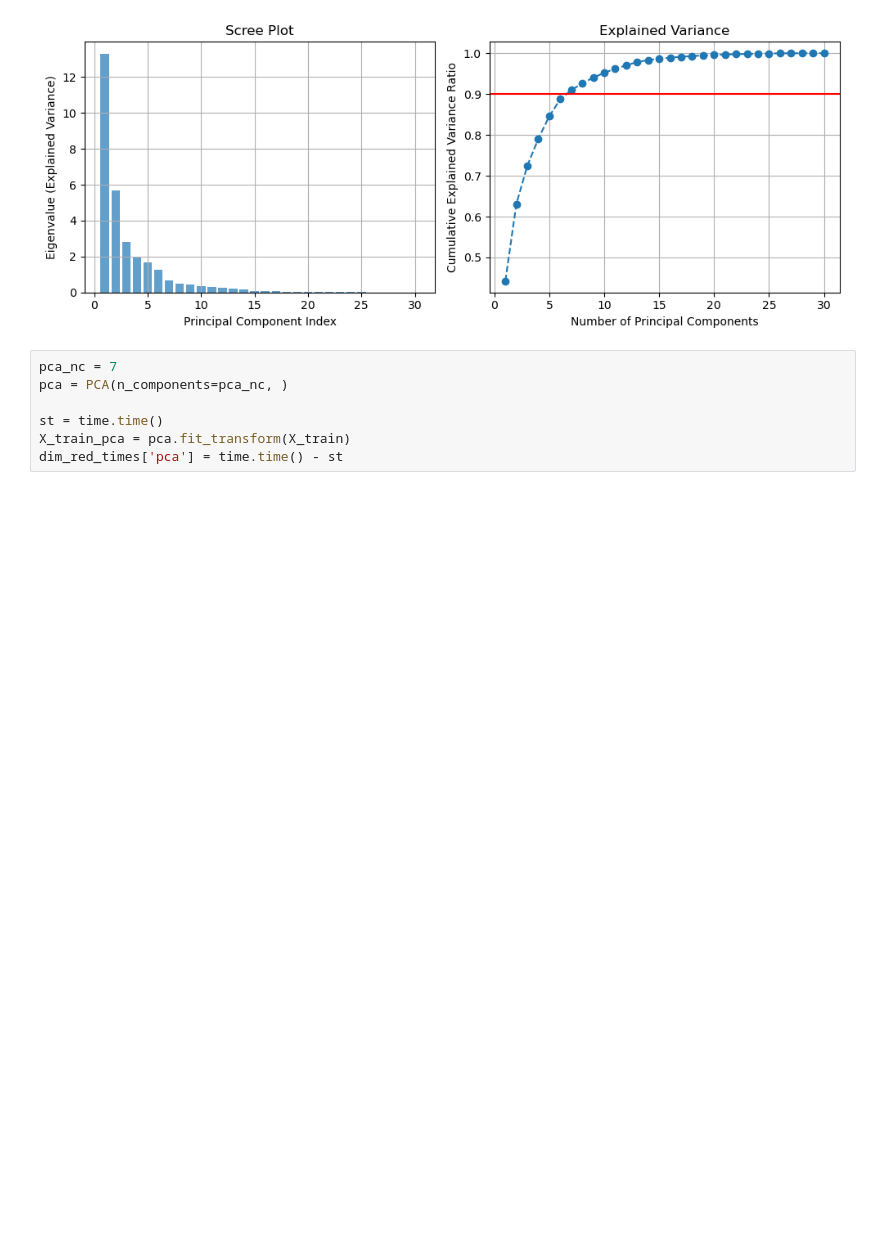
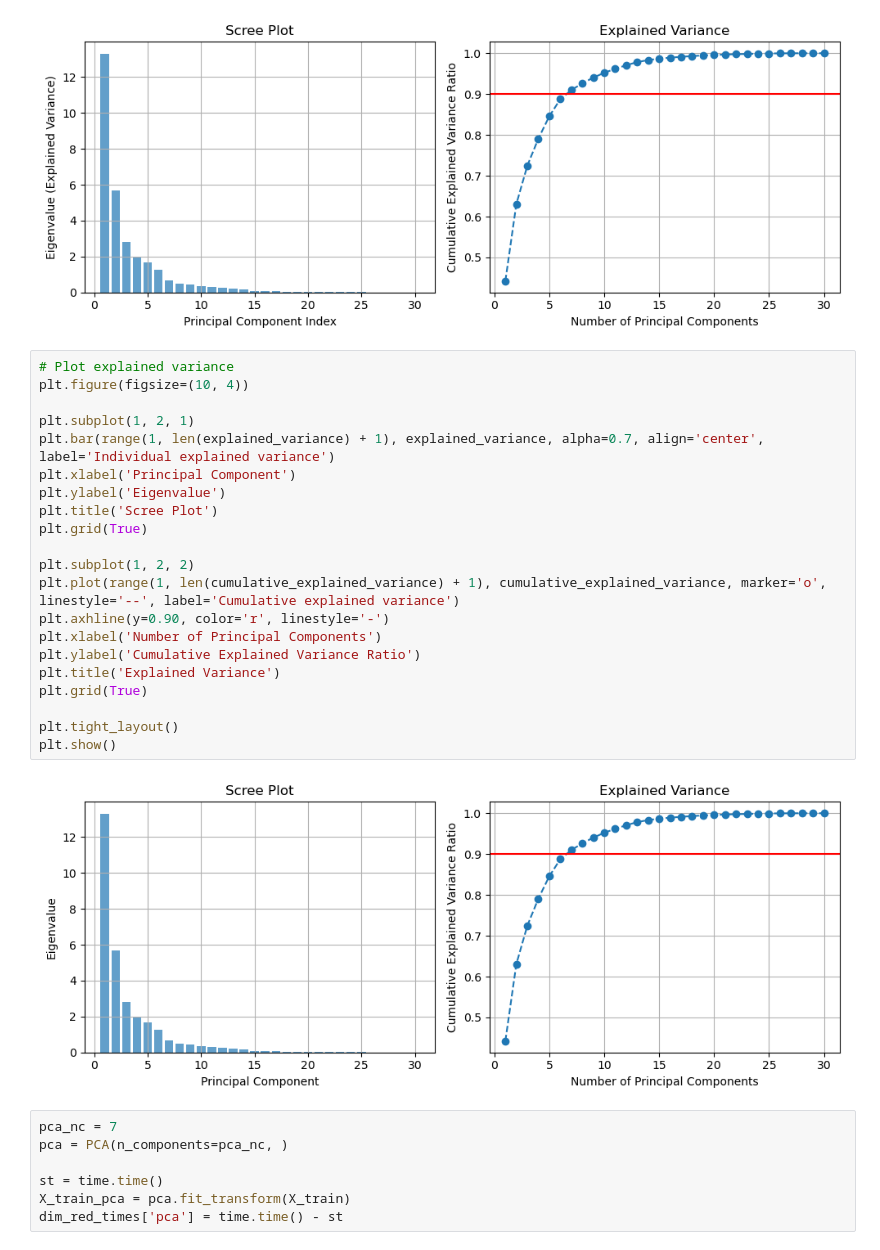
Before and after one commit to msarmad17/CS-7641_A3, a Jupyter notebook: Cancer.ipynb, the cells around one changed output. Drawn from its saved outputs; the diff is of its cells as text; blank space fills up the shorter version.

```diff
--- a/Cancer.ipynb
+++ b/Cancer.ipynb
@@ -529,6 +566,29 @@ plt.tight_layout()
 plt.show()
 # %% [output]
 [figure]
+# %%
+# Plot explained variance
+plt.figure(figsize=(10, 4))
+
+plt.subplot(1, 2, 1)
+plt.bar(range(1, len(explained_variance) + 1), explained_variance, alpha=0.7, align='center', label='Individual explained variance')
+plt.xlabel('Principal Component')
+plt.ylabel('Eigenvalue')
+plt.title('Scree Plot')
+plt.grid(True)
+
+plt.subplot(1, 2, 2)
+plt.plot(range(1, len(cumulative_explained_variance) + 1), cumulative_explained_variance, marker='o', linestyle='--', label='Cumulative explained variance')
+plt.axhline(y=0.90, color='r', linestyle='-')
+plt.xlabel('Number of Principal Components')
+plt.ylabel('Cumulative Explained Variance Ratio')
+plt.title('Explained Variance')
+plt.grid(True)
+
+plt.tight_layout()
+plt.show()
+# %% [output]
+[figure, added]
 # %%
 pca_nc = 7
 pca = PCA(n_components=pca_nc, )
```
Also changed, not shown: parts of 15 cells of this notebook, 1 other file.
